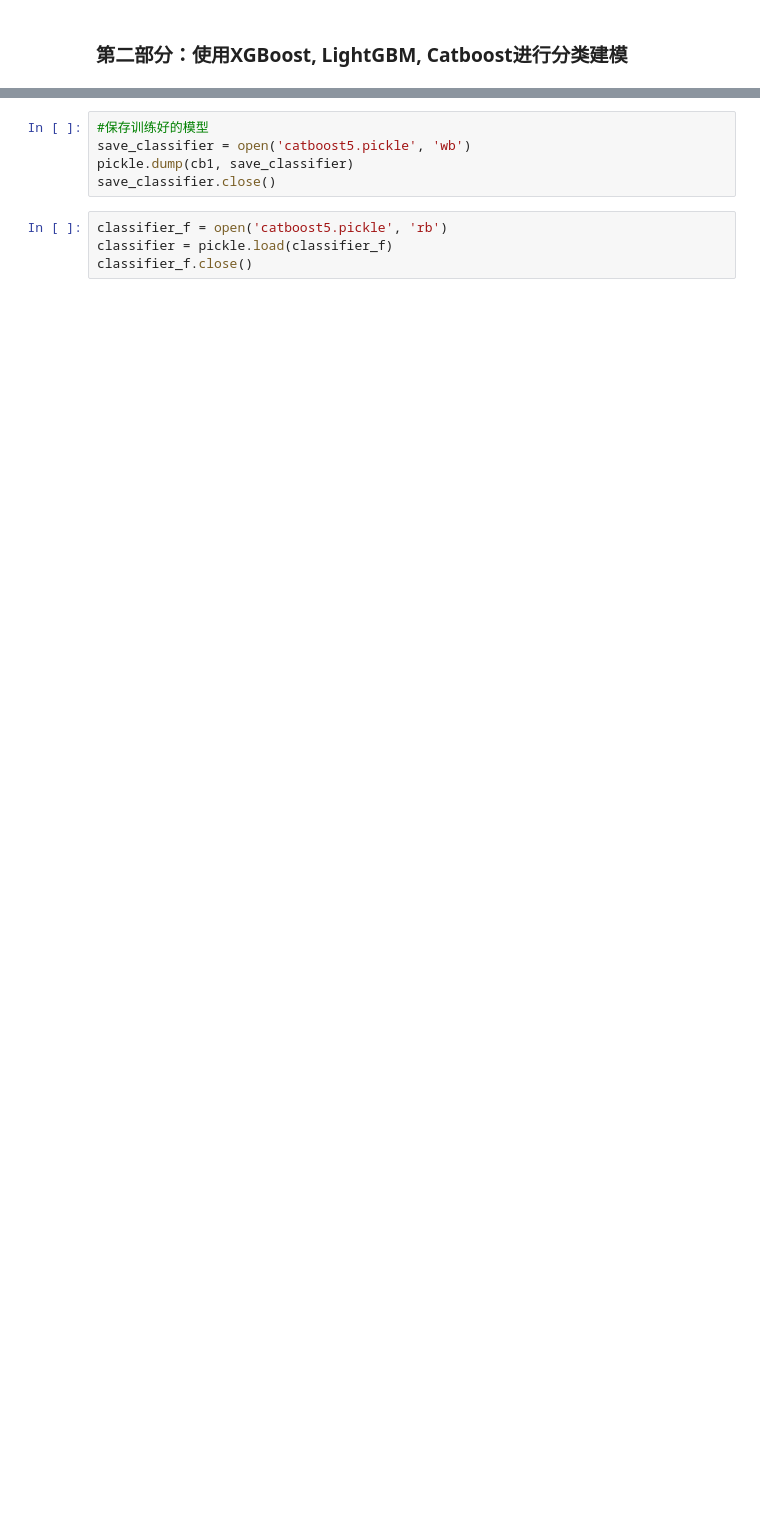
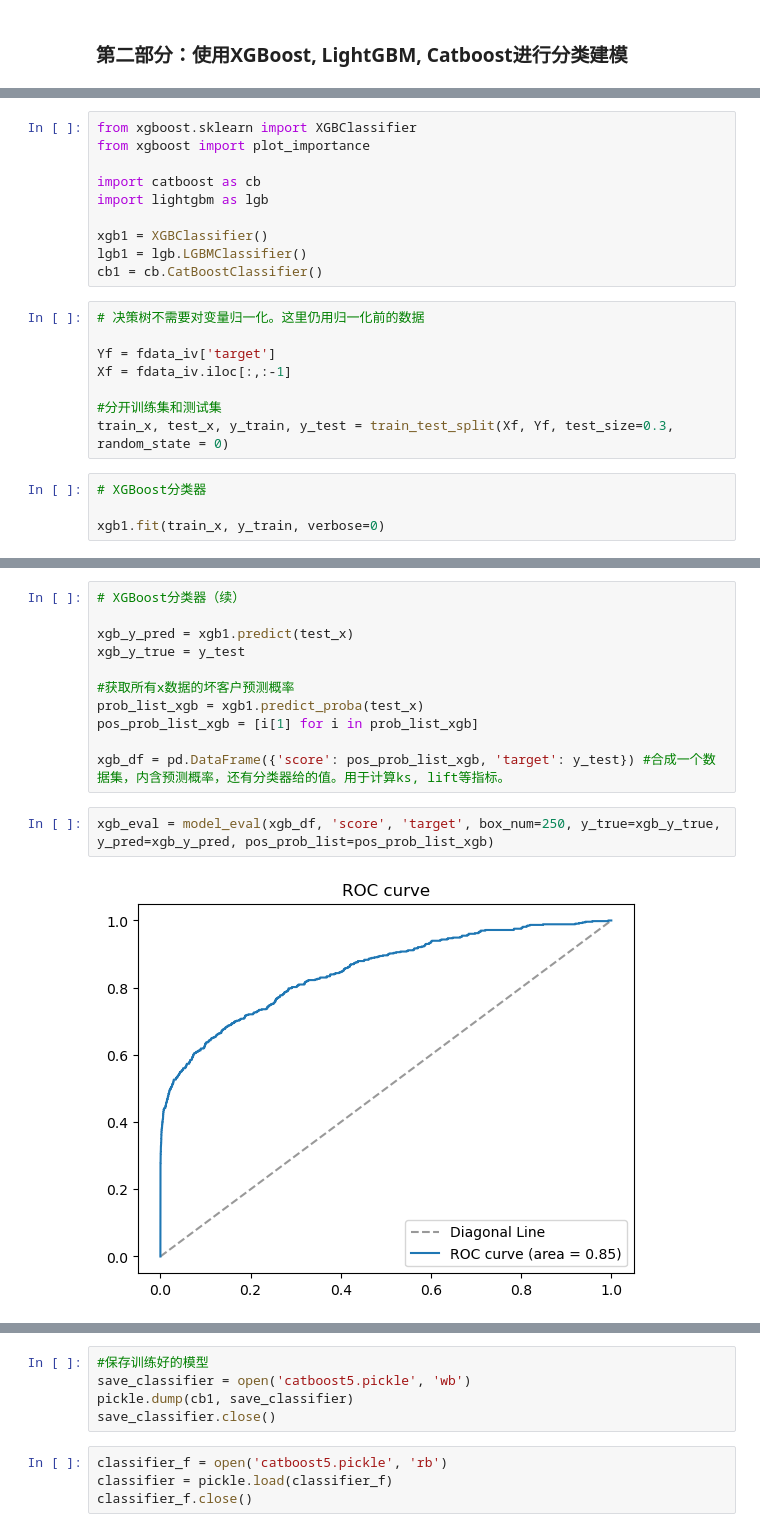
Before and after one commit to Soga-no-Tojiko/credit-data-analysis, a Jupyter notebook: credit_data_analysis_ML.ipynb, the cells around one changed output, grey strips where cells are left out. Saved outputs shown, nothing was run; the diff lists cells and outputs as text; blank space fills up the shorter version.

```diff
--- a/credit_data_analysis_ML.ipynb
+++ b/credit_data_analysis_ML.ipynb
@@ -492,0 +397,22 @@ import pickle
+# %%
+from xgboost.sklearn import XGBClassifier
+from xgboost import plot_importance
+
+import catboost as cb
+import lightgbm as lgb
+
+xgb1 = XGBClassifier()
+lgb1 = lgb.LGBMClassifier()
+cb1 = cb.CatBoostClassifier()
+# %%
+# 决策树不需要对变量归一化。这里仍用归一化前的数据
+
+Yf = fdata_iv['target']
+Xf = fdata_iv.iloc[:,:-1]
+
+#分开训练集和测试集
+train_x, test_x, y_train, y_test = train_test_split(Xf, Yf, test_size=0.3, random_state = 0)
+# %%
+# XGBoost分类器
+
+xgb1.fit(train_x, y_train, verbose=0)
@@ -492,0 +430,15 @@ import pickle
+# %%
+# XGBoost分类器（续）
+
+xgb_y_pred = xgb1.predict(test_x)
+xgb_y_true = y_test
+
+#获取所有x数据的坏客户预测概率
+prob_list_xgb = xgb1.predict_proba(test_x)
+pos_prob_list_xgb = [i[1] for i in prob_list_xgb]
+
+xgb_df = pd.DataFrame({'score': pos_prob_list_xgb, 'target': y_test}) #合成一个数据集，内含预测概率，还有分类器给的值。用于计算ks, lift等指标。
+# %%
+xgb_eval = model_eval(xgb_df, 'score', 'target', box_num=250, y_true=xgb_y_true, y_pred=xgb_y_pred, pos_prob_list=pos_prob_list_xgb)
+# %% [output]
+[figure, added]
```
Also changed, not shown: parts of 75 cells of this notebook.
